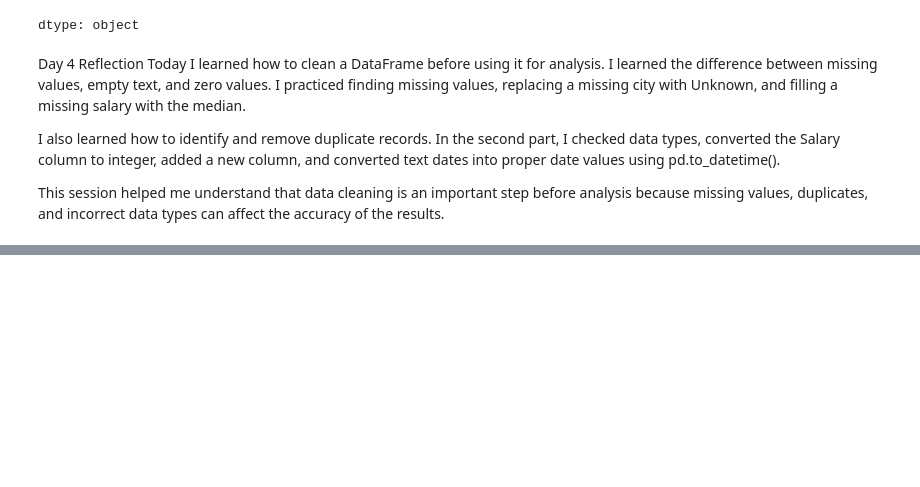
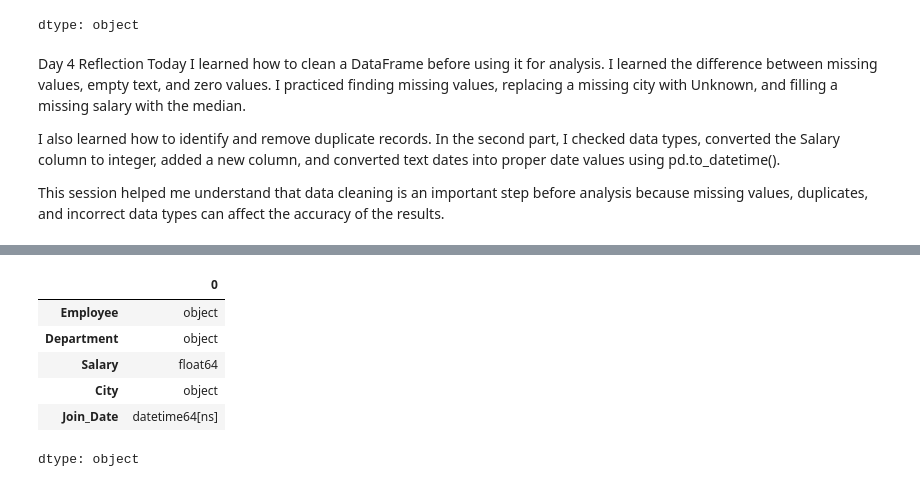
Before and after one commit to Jitenderda/data-analytics-career-accelerator-program, a Jupyter notebook: 01_python_pandas/exercises/Week_1_Python_Data_Analysis.ipynb, the cells around one changed output, grey strips where cells are left out. Cells and saved outputs as stored; diff of their text form; code cells hidden in the pictures; blank space fills up the shorter version.

```diff
--- a/01_python_pandas/exercises/Week_1_Python_Data_Analysis.ipynb
+++ b/01_python_pandas/exercises/Week_1_Python_Data_Analysis.ipynb
@@ -414,0 +426,10 @@ This session helped me understand that data cleaning is an important step before
+# %%
+df4_clean.dtypes
+# %% [output]
+|  | 0 |
+| Employee | object |
+| Department | object |
+| Salary | float64 |
+| City | object |
+| Join_Date | datetime64[ns] |
+dtype: object
```
Also changed, not shown: parts of 19 cells of this notebook.
